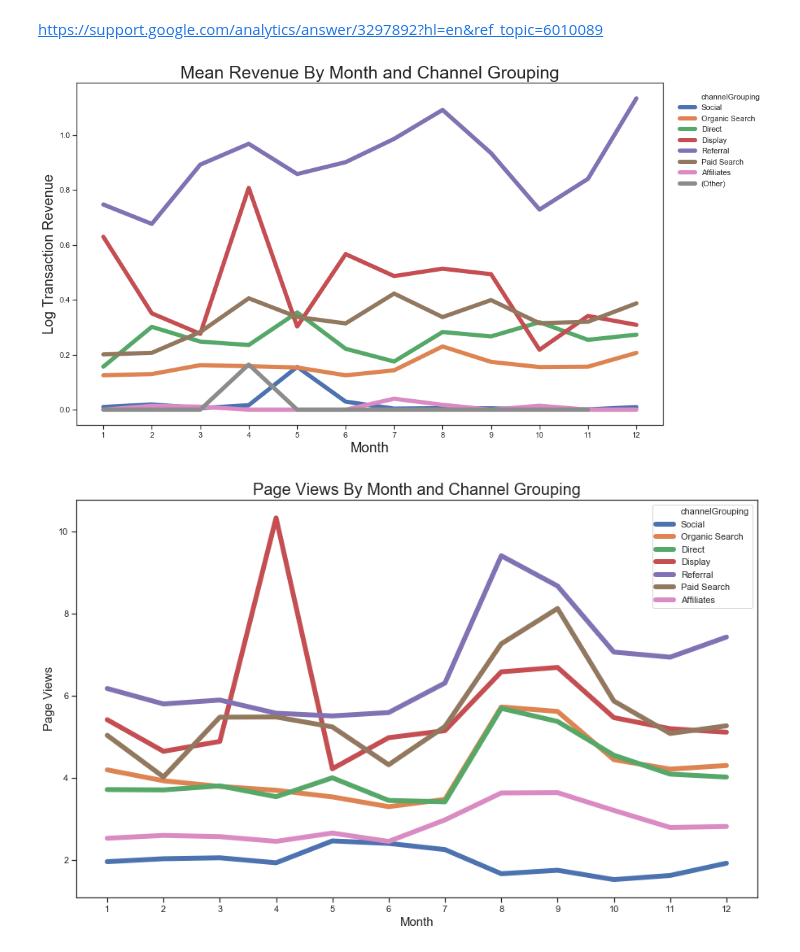
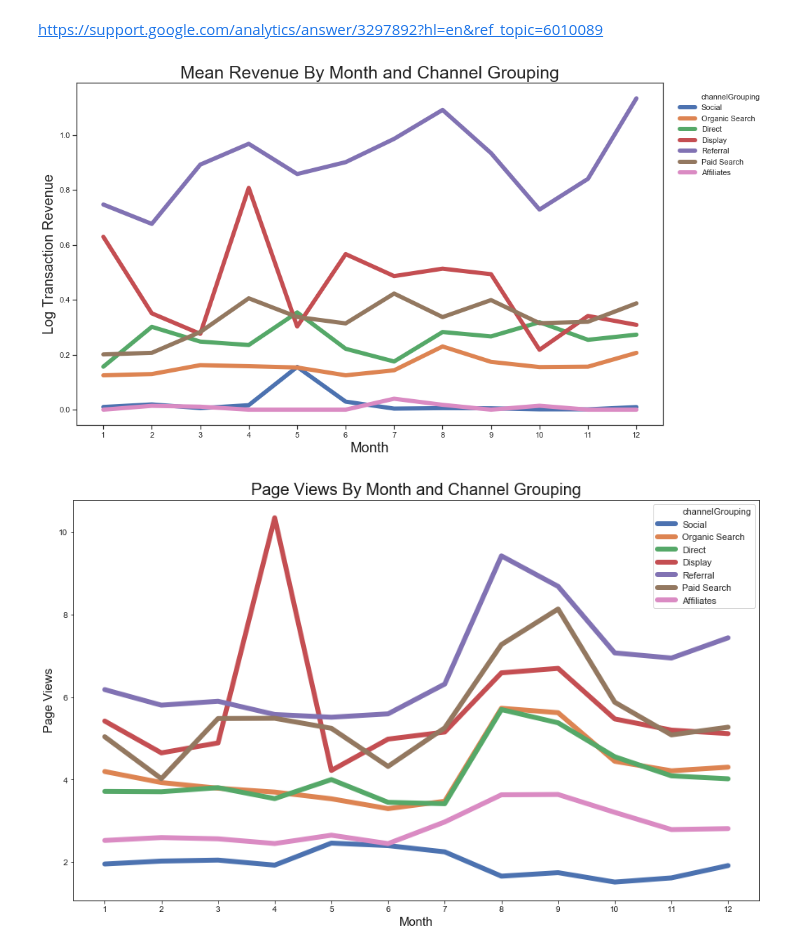
Before and after one commit to milto-github/kaggle-google-analytics, a Jupyter notebook: main_notebook.ipynb, the cells around one changed output. Cells and saved outputs as stored; diff of their text form; code cells hidden in the pictures.

```diff
--- a/main_notebook.ipynb
+++ b/main_notebook.ipynb
@@ -432,20 +440,21 @@ Name: channelGrouping, dtype: int64
 https://support.google.com/analytics/answer/3297892?hl=en&ref_topic=6010089
 # %%
 channels = unencoded_train[['channelGrouping', 'totals/transactionRevenue', 'month']]
+channels = channels[channels['channelGrouping'] != '(Other)']
 
 plt.figure(figsize=(15,9))
 plt.xticks(np.arange(0, 12+1, step=1))
 channels = channels.sort_values(by='month')
 
 sns.set(style="ticks", rc={"lines.linewidth": 6})
 sns.lineplot('month', 'totals/transactionRevenue', data=channels, err_style=None, estimator='mean', hue='channelGrouping')
 plt.title('Mean Revenue By Month and Channel Grouping', fontsize=25)
 plt.xlabel('Month', fontsize=20);
 plt.ylabel('Log Transaction Revenue', fontsize=20)
 plt.legend(bbox_to_anchor=(1.01, 1), loc=2, borderaxespad=1, frameon=False)
 plt.show()
 # %% [output]
-[figure, old version]
+[figure, new version]
 # %%
 channels = unencoded_train[['channelGrouping', 'totals/pageviews', 'month']]
 channels = channels[channels['channelGrouping'] != '(Other)']
```
Also changed, not shown: parts of 15 cells of this notebook.
